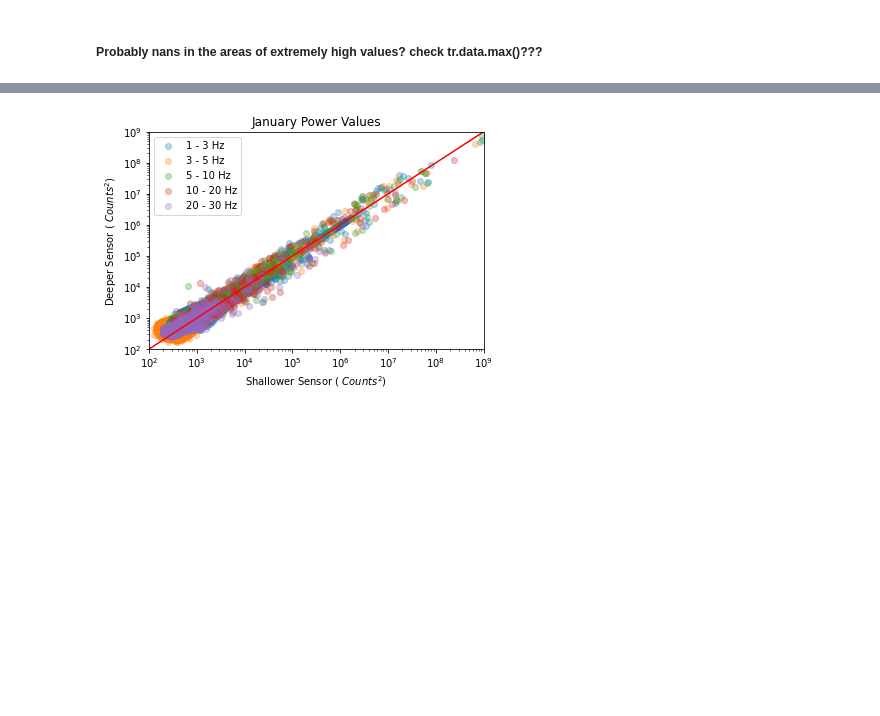
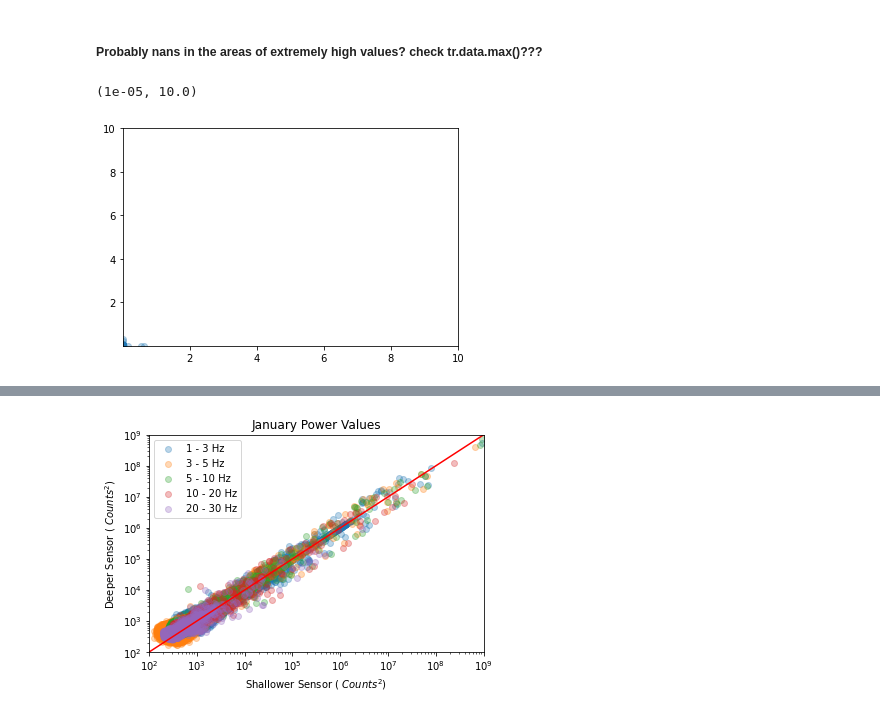
Before and after one commit to ZachHoppinen/infrasound-snow-attenuation, a Jupyter notebook: src/analysis/power_analysis.ipynb, the cells around one changed output, grey strips where cells are left out. Saved outputs shown, nothing was run; the diff lists cells and outputs as text; code cells hidden in the pictures; blank space fills up the shorter version.

```diff
--- a/src/analysis/power_analysis.ipynb
+++ b/src/analysis/power_analysis.ipynb
@@ -24,3 +24,10 @@ dec = [i for i in r if i[2:4] == '12']
 jan = [i for i in r if i[2:4] == '01']
 pre_snow =[i for i in dec if int(i[-2:]) < 10]
 post_snow =[i for i in dec if int(i[-2:]) > 12]
+# %%
+plt.scatter(tr_bottom, tr_top, label = f"{freqs[0]} - {freqs[1]} Hz", alpha = 0.3)
+plt.ylim(1e-5,1e1)
+plt.xlim(1e-5,1e1)
+# %% [output]
+(1e-05, 10.0)
+[figure, added]
```
Also changed, not shown: parts of 4 cells of this notebook, 51 other files.
